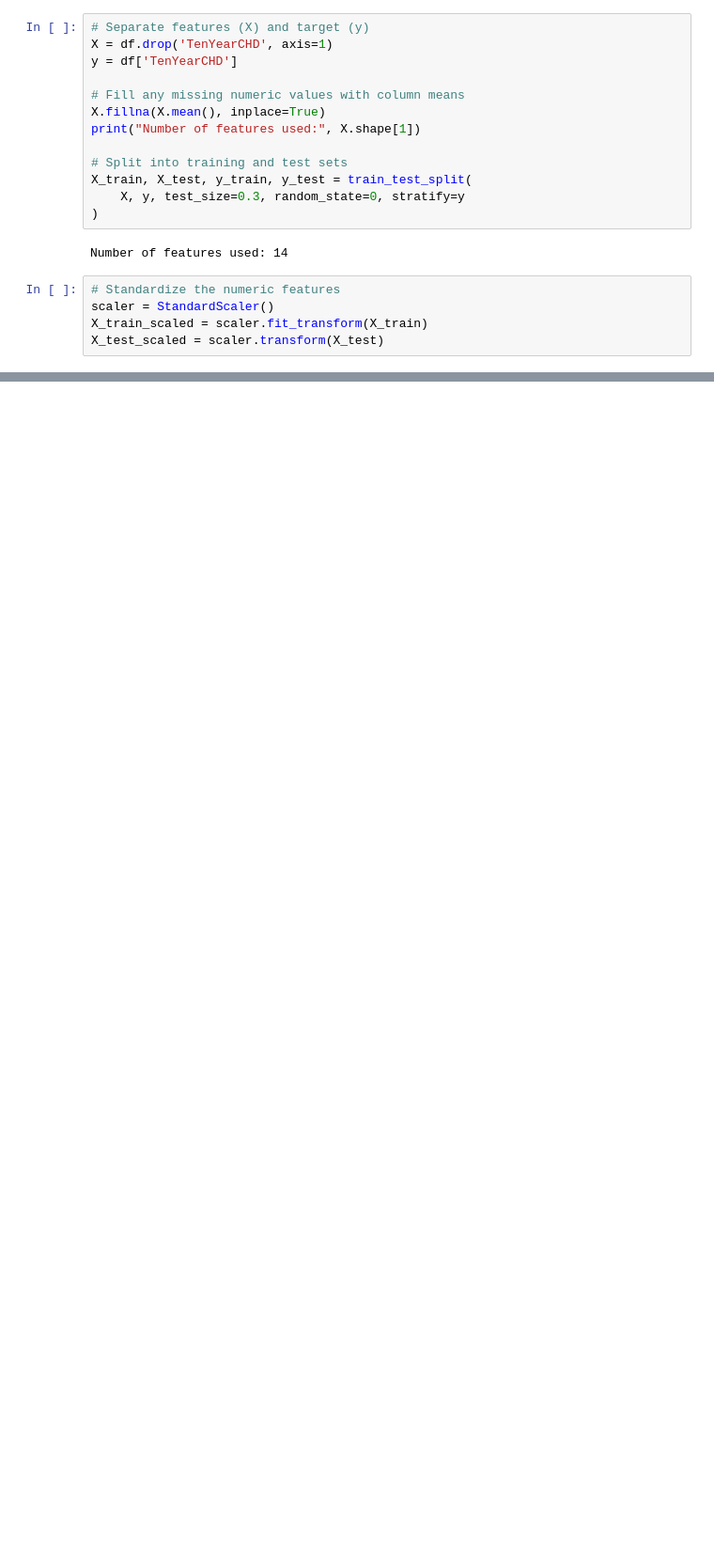
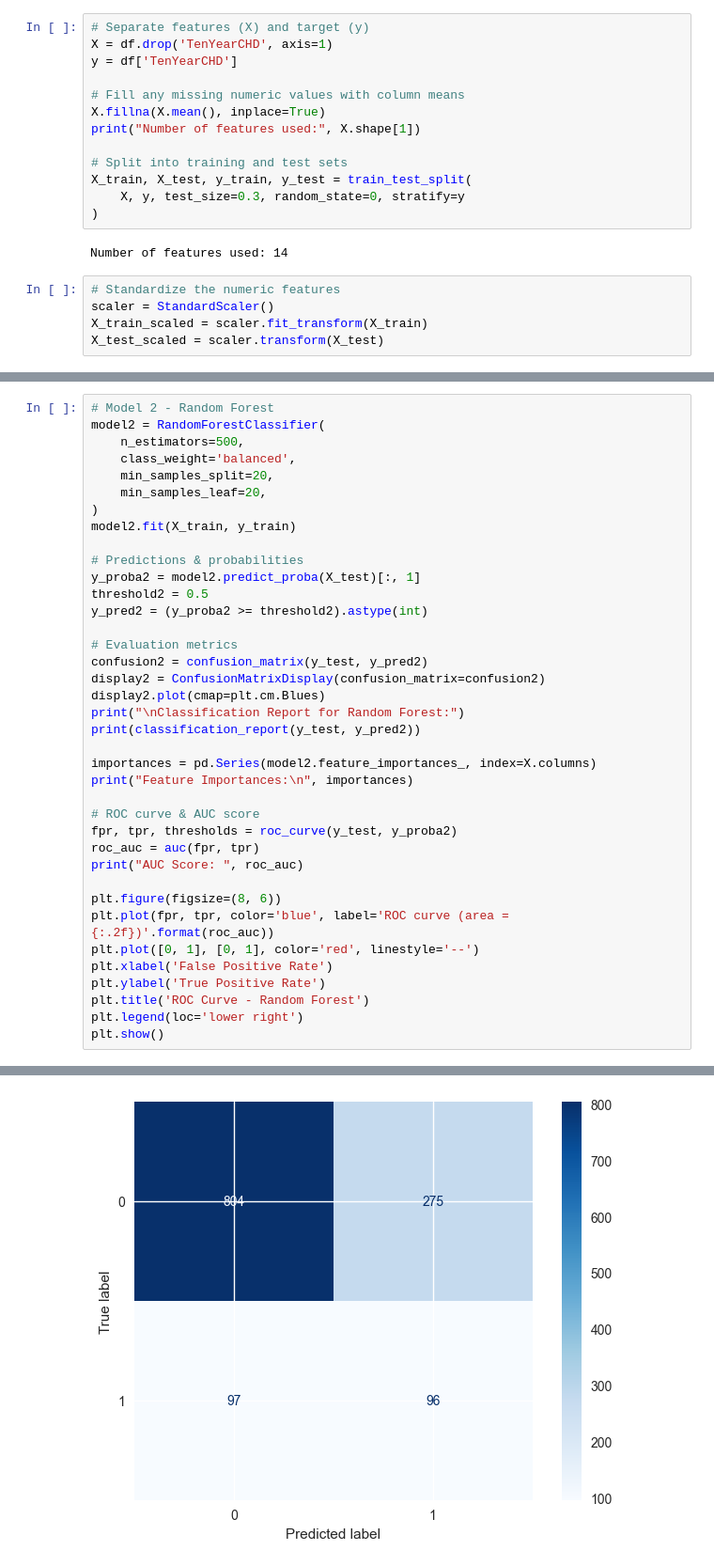
Before and after one commit to Solares10/Capstone-Project, a Jupyter notebook: LogisticReg.ipynb, the cells around one changed output, grey strips where cells are left out. Shown at 94% size. Saved outputs shown, nothing was run; the diff lists cells and outputs as text; blank space fills up the shorter version.

```diff
--- a/LogisticReg.ipynb
+++ b/LogisticReg.ipynb
@@ -105,0 +122,39 @@ dtype: float64
+# %%
+# Model 2 - Random Forest
+model2 = RandomForestClassifier(
+    n_estimators=500,
+    class_weight='balanced',
+    min_samples_split=20,
+    min_samples_leaf=20,
+)
+model2.fit(X_train, y_train)
+
+# Predictions & probabilities
+y_proba2 = model2.predict_proba(X_test)[:, 1]
+threshold2 = 0.5
+y_pred2 = (y_proba2 >= threshold2).astype(int)
+
+# Evaluation metrics
+confusion2 = confusion_matrix(y_test, y_pred2)
+display2 = ConfusionMatrixDisplay(confusion_matrix=confusion2)
+display2.plot(cmap=plt.cm.Blues)
+print("\nClassification Report for Random Forest:")
+print(classification_report(y_test, y_pred2))
+
+importances = pd.Series(model2.feature_importances_, index=X.columns)
+print("Feature Importances:\n", importances)
+
+# ROC curve & AUC score
+fpr, tpr, thresholds = roc_curve(y_test, y_proba2)
+roc_auc = auc(fpr, tpr)
+print("AUC Score: ", roc_auc)
+
+plt.figure(figsize=(8, 6))
+plt.plot(fpr, tpr, color='blue', label='ROC curve (area = {:.2f})'.format(roc_auc))
+plt.plot([0, 1], [0, 1], color='red', linestyle='--')
+plt.xlabel('False Positive Rate')
+plt.ylabel('True Positive Rate')
+plt.title('ROC Curve - Random Forest')
+plt.legend(loc='lower right')
+plt.show()
+# %% [output]
@@ -105,0 +178 @@ dtype: float64
+[figure, added]
```
Also changed, not shown: parts of 3 cells of this notebook.
